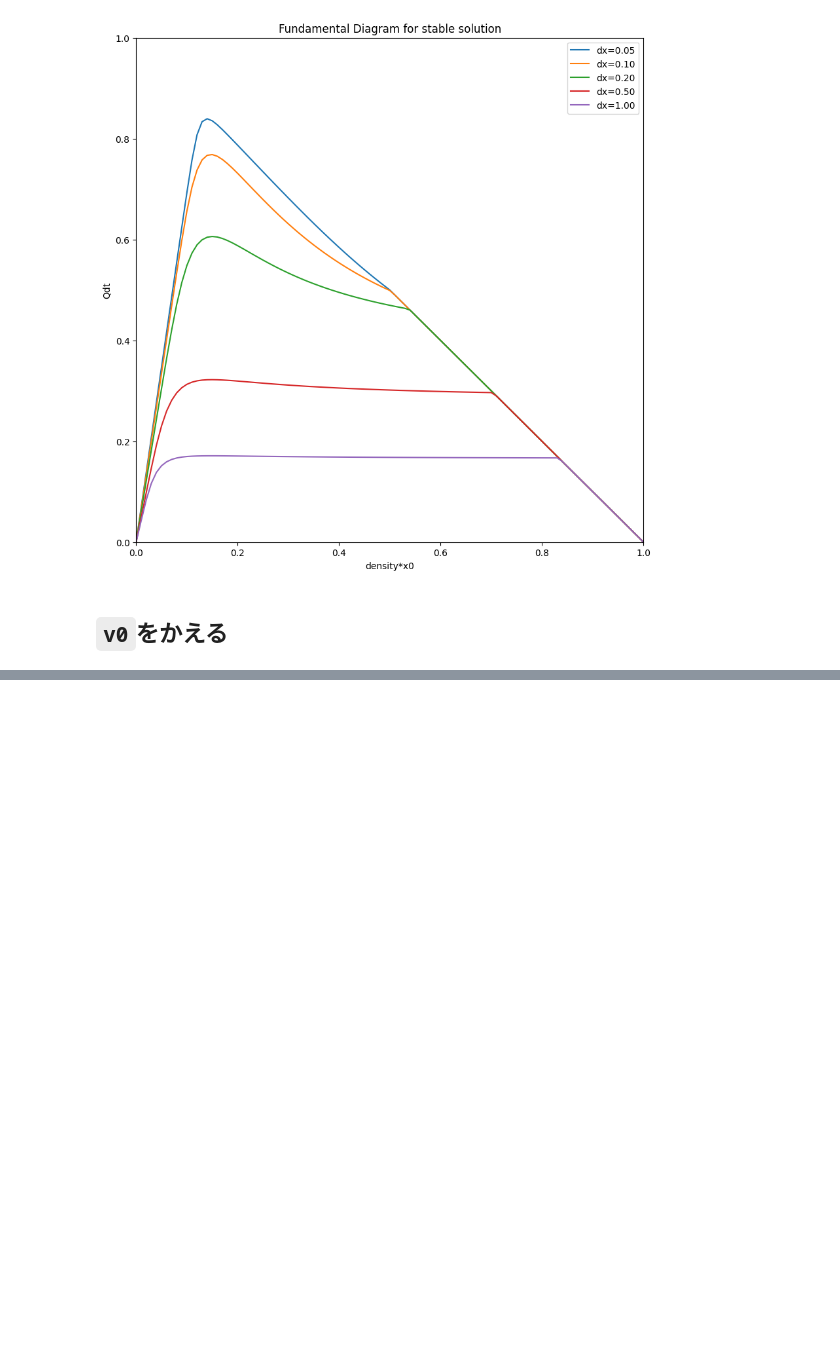
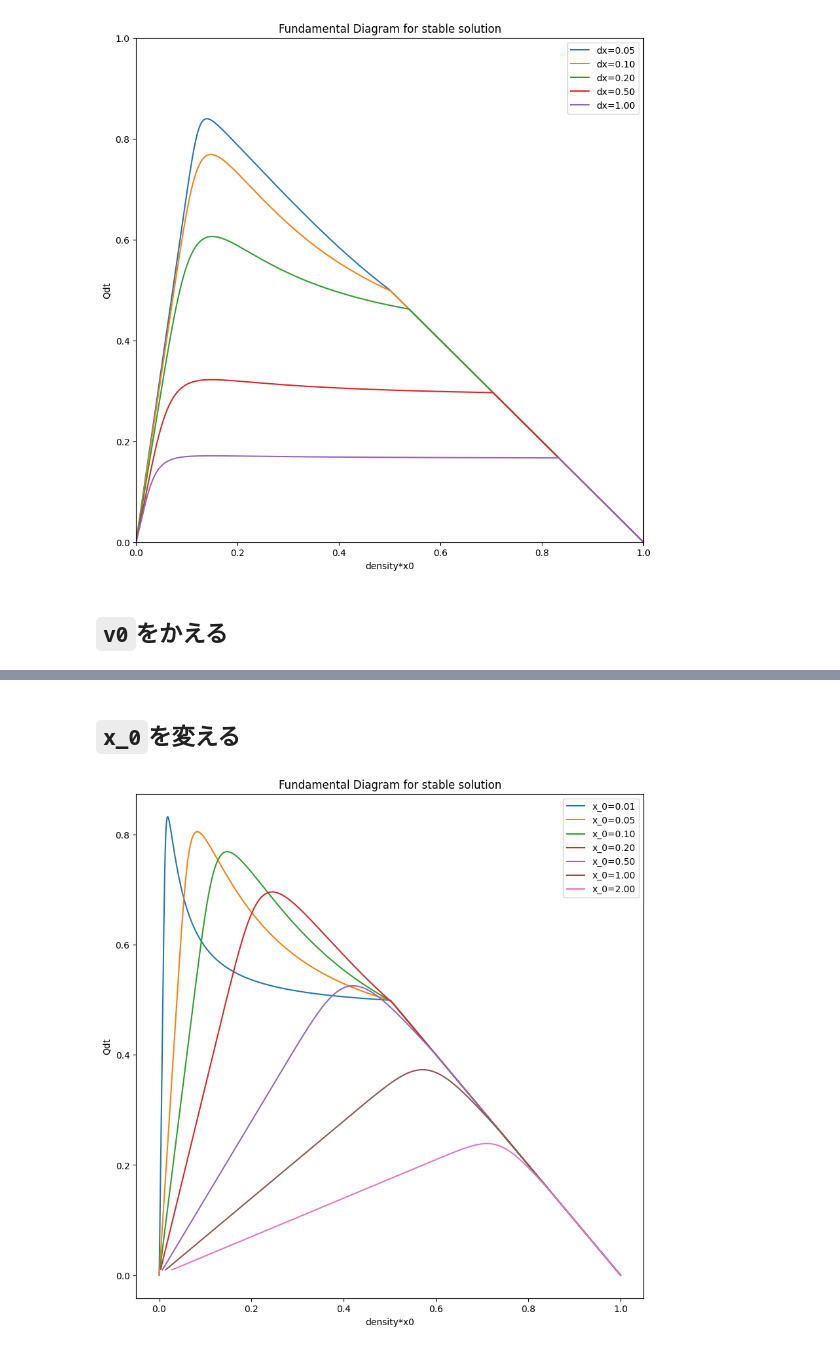
Before and after one commit to tt6-mzn/s2s-OV-model, a Jupyter notebook: ds2s-OV/012.ipynb, the cells around one changed output, grey strips where cells are left out. Cells and saved outputs as stored; diff of their text form; code cells hidden in the pictures; blank space fills up the shorter version.

```diff
--- a/ds2s-OV/012.ipynb
+++ b/ds2s-OV/012.ipynb
@@ -101,0 +102,16 @@ plt.show()
+# %% [markdown]
+## `x_0`を変える
+# %%
+fig, ax = plt.subplots(figsize=(10, 10))
+# ax.set_xlim((0, 1.0))
+# ax.set_ylim((0, 1.0))
+ax.set_xlabel("density*x0")
+ax.set_ylabel("Qdt")
+ax.set_title("Fundamental Diagram for stable solution")
+for x_0_ in [0.01, 0.05, 0.1, 0.2, 0.5, 1.0, 2.0]:
+	density, flow = fundamental_stable(x_0=x_0_, v_0=v_0, dt=dt, dx=dx)
+	ax.plot(density, flow, label="x_0={:.2f}".format(x_0_))
+ax.legend()
+plt.show()
+# %% [output]
+[figure, added]
```
Also changed, not shown: parts of 3 cells of this notebook.
